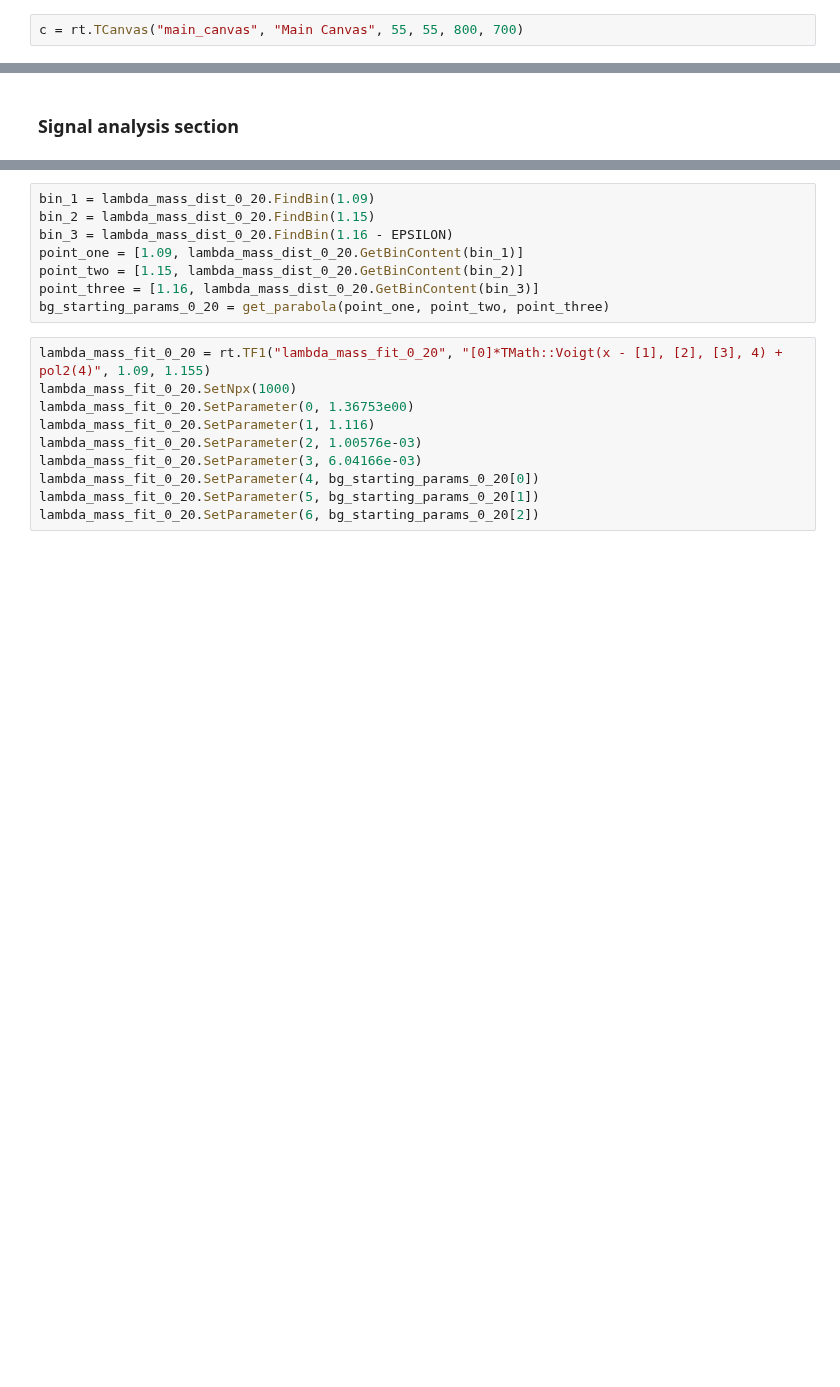
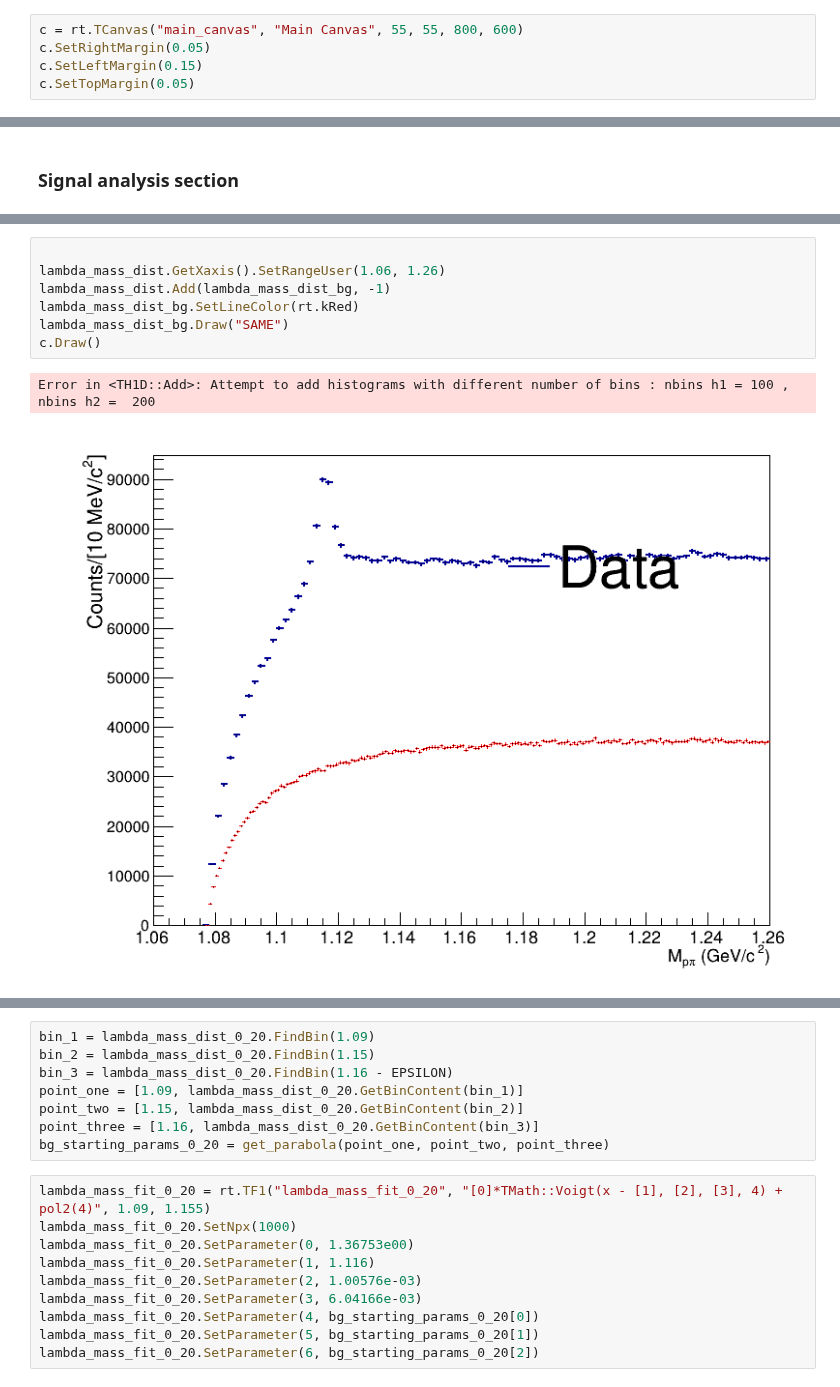
Before and after one commit to rhanniga/lambda-over-hadron, a Jupyter notebook: mc/offline/count_closure.ipynb, the cells around one changed output, grey strips where cells are left out. Saved outputs shown, nothing was run; the diff lists cells and outputs as text; blank space fills up the shorter version.

```diff
--- a/mc/offline/count_closure.ipynb
+++ b/mc/offline/count_closure.ipynb
@@ -16,5 +20,8 @@ SIG_MAX = 1.129 - EPSILON
 # %%
-c = rt.TCanvas("main_canvas", "Main Canvas", 55, 55, 800, 700)
+c = rt.TCanvas("main_canvas", "Main Canvas", 55, 55, 800, 600)
+c.SetRightMargin(0.05)
+c.SetLeftMargin(0.15)
+c.SetTopMargin(0.05)
 # %% [output]
 Warning in <TCanvas::Constructor>: Deleting canvas with same name: main_canvas
 # %%
@@ -78,0 +173,10 @@ c.Draw()
+# %%
+
+lambda_mass_dist.GetXaxis().SetRangeUser(1.06, 1.26)
+lambda_mass_dist.Add(lambda_mass_dist_bg, -1)
+lambda_mass_dist_bg.SetLineColor(rt.kRed)
+lambda_mass_dist_bg.Draw("SAME")
+c.Draw()
+# %% [output]
+Error in <TH1D::Add>: Attempt to add histograms with different number of bins : nbins h1 = 100 , nbins h2 =  200
+[figure, added]
```
Also changed, not shown: parts of 27 cells of this notebook, 10 other files.
